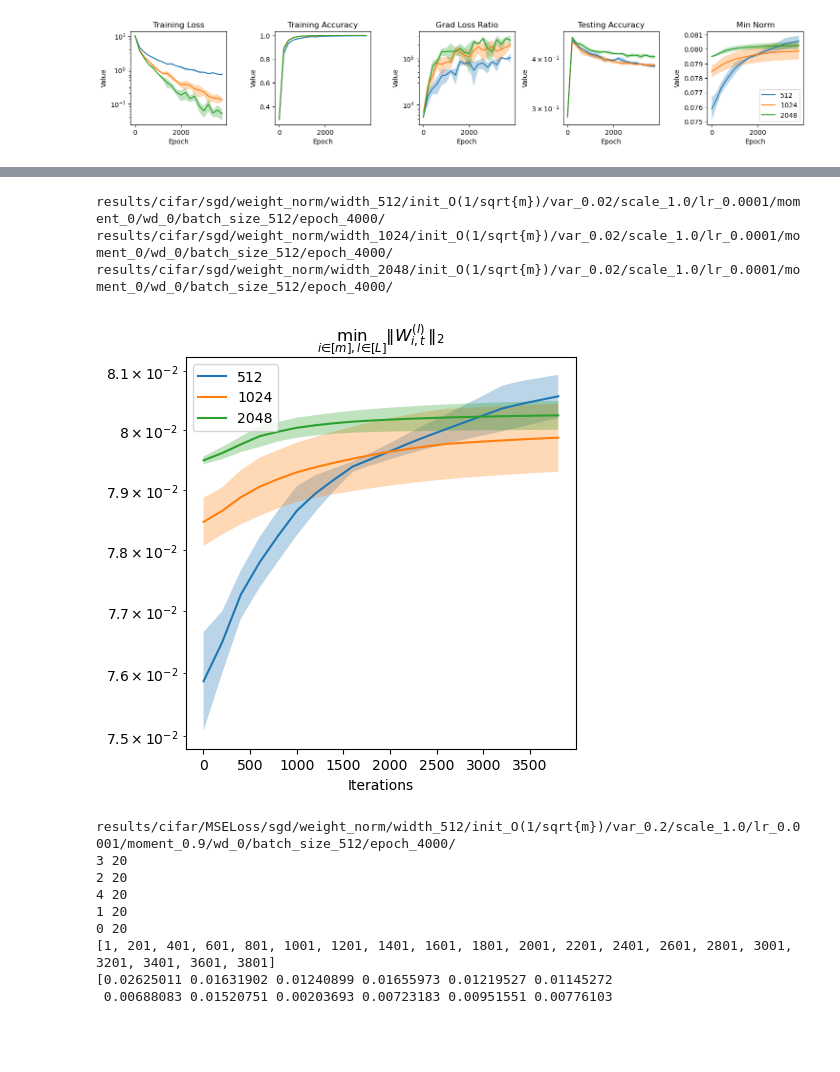
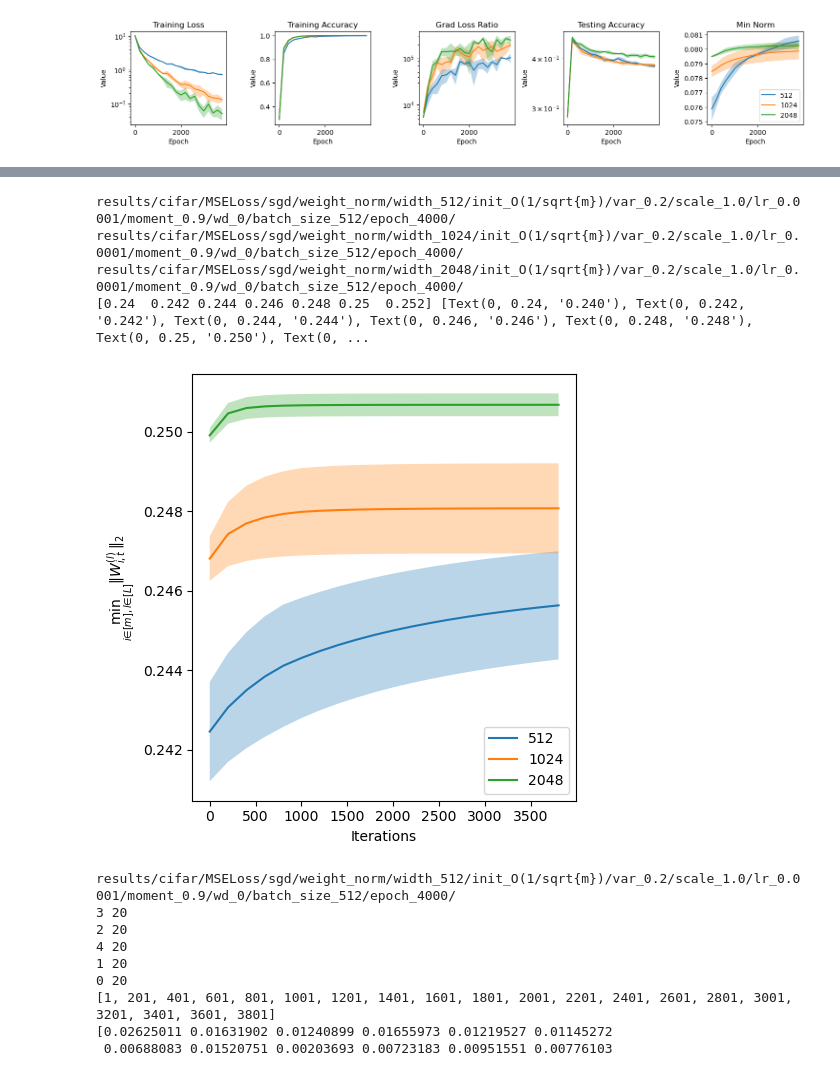
Before and after one commit to lucmonl/mlopt, a Jupyter notebook: notebook/weight_norm.ipynb, the cells around one changed output, grey strips where cells are left out. Cells and saved outputs as stored; diff of their text form; code cells hidden in the pictures; blank space fills up the shorter version.

```diff
--- a/notebook/weight_norm.ipynb
+++ b/notebook/weight_norm.ipynb
@@ -440,14 +439,14 @@ results/cifar/sgd/weight_norm/width_2048/init_O(1/sqrt{m})/var_0.02/scale_1.0/lr
 [figure]
 # %%
 widths = [512, 1024, 2048]
-lr, dataset_name, loss_name, opt_name, momentum, weight_decay, batch_size, epochs = 0.0004, "cifar", 'MSELoss', "sgd", 0, 0, 512, 4000
+lr, dataset_name, loss_name, opt_name, momentum, weight_decay, batch_size, epochs = 0.0004, "cifar", 'MSELoss', "sgd", 0.9, 0, 512, 4000
 wn_width = 512
 model_name = "weight_norm"
 model_params = {}
-model_params[512] = {"width": 512, "init": "O(1/sqrt{m})", "var": 0.02, "scale": "1.0"}
-model_params[1024] = {"width": 1024, "init": "O(1/sqrt{m})", "var": 0.02, "scale": "1.0"}
-model_params[2048] = {"width": 2048, "init": "O(1/sqrt{m})", "var": 0.02, "scale": "1.0"}
-model_params[4096] = {"width": 4096, "init": "O(1/sqrt{m})", "var": 0.02, "scale": "1.0"}
+model_params[512] = {"width": 512, "init": "O(1/sqrt{m})", "var": 0.2, "scale": "1.0"}
+model_params[1024] = {"width": 1024, "init": "O(1/sqrt{m})", "var": 0.2, "scale": "1.0"}
+model_params[2048] = {"width": 2048, "init": "O(1/sqrt{m})", "var": 0.2, "scale": "1.0"}
+model_params[4096] = {"width": 4096, "init": "O(1/sqrt{m})", "var": 0.2, "scale": "1.0"}
 width_params = {}
 width_params[512] = {"lr": 1e-4}
 width_params[1024] = {"lr": 1e-4}
@@ -459,7 +458,7 @@ plt.figure(figsize=(5,5))
 lines = []
 for width in widths:
     model_param = model_params[width]
-    directory = get_directory(width_params[width]["lr"], dataset_name, opt_name, model_name, momentum, weight_decay, batch_size, epochs, **model_param)
+    directory = get_directory(width_params[width]["lr"], dataset_name, loss_name, opt_name, model_name, momentum, weight_decay, batch_size, epochs, **model_param)
     run_dir = os.listdir(f'../{directory}')
     prev_runs = [int(x.split("_")[-1]) for x in run_dir if x.startswith("run")]
     loss_list, acc_list, grad_loss_ratio_list, test_acc_list, wn_norm_list = [], [], [],[],[]
@@ -488,7 +489,7 @@ plt.figure(figsize=(5,5))
 lines = []
 for width in widths:
     model_param = model_params[width]
-    directory = get_directory(width_params[width]["lr"], dataset_name, opt_name, model_name, momentum, weight_decay, batch_size, epochs, **model_param)
+    directory = get_directory(width_params[width]["lr"], dataset_name, loss_name, opt_name, model_name, momentum, weight_decay, batch_size, epochs, **model_param)
     run_dir = os.listdir(f'../{directory}')
     prev_runs = [int(x.split("_")[-1]) for x in run_dir if x.startswith("run")]
     loss_list, acc_list, grad_loss_ratio_list, test_acc_list, wn_norm_list = [], [], [],[],[]
@@ -505,7 +506,7 @@ for width in widths:
     #plt.plot(x, means, label="Estimated Mean")
     lines.append(plt.semilogy(cur_epochs, means)[0])
     plt.fill_between(cur_epochs, means - stds, means + stds, alpha=0.3, label="Confidence Interval") # 1-sigma confidence interval
-plt.title(r'$\Vert \nabla \mathcal{L}(\theta_t)\Vert_2^2/\mathcal{L}(\theta_t)$')
+plt.ylabel(r'$\Vert \nabla \mathcal{L}(\theta_t)\Vert_2^2/\mathcal{L}(\theta_t)$')
 plt.xlabel('Iterations')
 plt.legend(lines, widths)
 plt.tight_layout()
@@ -518,36 +519,42 @@ results/cifar/sgd/weight_norm/width_2048/init_O(1/sqrt{m})/var_0.02/scale_1.0/lr
 # %%
-plt.figure(figsize=(5,5))
+from matplotlib.ticker import ScalarFormatter
+
+fig, ax = plt.subplots(figsize=(5,5))
+
 lines = []
 for width in widths:
     model_param = model_params[width]
-    directory = get_directory(width_params[width]["lr"], dataset_name, opt_name, model_name, momentum, weight_decay, batch_size, epochs, **model_param)
+    directory = get_directory(width_params[width]["lr"], dataset_name, loss_name, opt_name, model_name, momentum, weight_decay, batch_size, epochs, **model_param)
     run_dir = os.listdir(f'../{directory}')
     prev_runs = [int(x.split("_")[-1]) for x in run_dir if x.startswith("run")]
     loss_list, acc_list, grad_loss_ratio_list, test_acc_list, wn_norm_list = [], [], [],[],[]
 
     for run in prev_runs:
         with open(f'../{directory}run_{run}/train_graphs.pk', 'rb') as f:
             train_graphs = pickle.load(f)
             #loss_list.append(train_graphs.loss)
             wn_norm_list.append(train_graphs.wn_norm_min)
             cur_epochs = train_graphs.log_epochs
 
     means = np.mean(np.array(wn_norm_list), axis=0)
     stds = np.std(np.array(wn_norm_list), axis=0)
     #plt.plot(x, means, label="Estimated Mean")
-    lines.append(plt.semilogy(cur_epochs, means)[0])
-    plt.fill_between(cur_epochs, means - stds, means + stds, alpha=0.3, label="Confidence Interval") # 1-sigma confidence interval
+    lines.append(ax.plot(cur_epochs, means)[0])
+    ax.fill_between(cur_epochs, means - stds, means + stds, alpha=0.3, label="Confidence Interval") # 1-sigma confidence interval
 #plt.title(r'${\min_{\substack{i\in[m]\\l\in[L]}}\Vert W^{(l)}_{i,t}\Vert_2}$')
-plt.title(r'${\min_{i\in[m], l\in[L]}\Vert W^{(l)}_{i,t}\Vert_2}$')
+plt.ylabel(r'${\min_{i\in[m], l\in[L]}\Vert W^{(l)}_{i,t}\Vert_2}$')
 plt.xlabel('Iterations')
 plt.legend(lines, widths)
 plt.tight_layout()
+locs,labels = plt.yticks()
+print(locs, labels)
 plt.savefig("../plots/weight_norm/min_weight_norm_cifar10_sgd.pdf")
 # %% [output]
-results/cifar/sgd/weight_norm/width_512/init_O(1/sqrt{m})/var_0.02/scale_1.0/lr_0.0001/moment_0/wd_0/batch_size_512/epoch_4000/
-results/cifar/sgd/weight_norm/width_1024/init_O(1/sqrt{m})/var_0.02/scale_1.0/lr_0.0001/moment_0/wd_0/batch_size_512/epoch_4000/
-results/cifar/sgd/weight_norm/width_2048/init_O(1/sqrt{m})/var_0.02/scale_1.0/lr_0.0001/moment_0/wd_0/batch_size_512/epoch_4000/
+results/cifar/MSELoss/sgd/weight_norm/width_512/init_O(1/sqrt{m})/var_0.2/scale_1.0/lr_0.0001/moment_0.9/wd_0/batch_size_512/epoch_4000/
+results/cifar/MSELoss/sgd/weight_norm/width_1024/init_O(1/sqrt{m})/var_0.2/scale_1.0/lr_0.0001/moment_0.9/wd_0/batch_size_512/epoch_4000/
+results/cifar/MSELoss/sgd/weight_norm/width_2048/init_O(1/sqrt{m})/var_0.2/scale_1.0/lr_0.0001/moment_0.9/wd_0/batch_size_512/epoch_4000/
+[0.24  0.242 0.244 0.246 0.248 0.25  0.252] [Text(0, 0.24, '0.240'), Text(0, 0.242, '0.242'), Text(0, 0.244, '0.244'), Text(0, 0.246, '0.246'), Text(0, 0.248, '0.248'), Text(0, 0.25, '0.250'), Text(0, ...
-[figure, old version]
+[figure, new version]
 # %%
 lr, dataset_name, loss_name, opt_name, momentum, weight_decay, batch_size, epochs = 0.0001, "cifar", "MSELoss", "sgd", 0.9, 0, 512, 4000
 wn_width = 512
```
Also changed, not shown: parts of 12 cells of this notebook, 1 other file.
